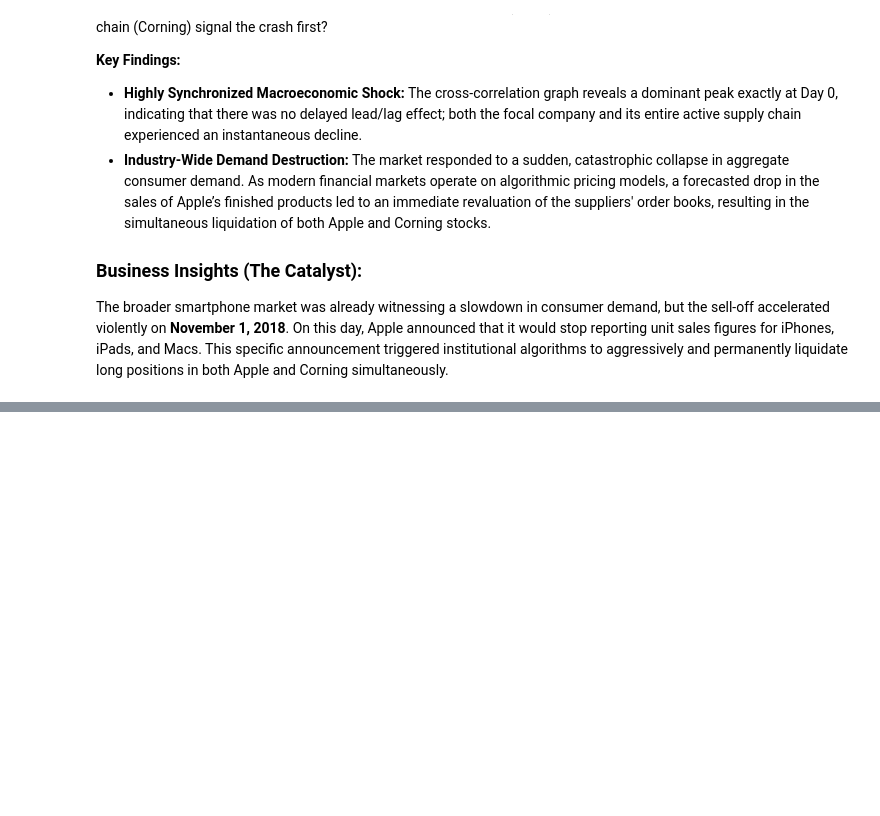
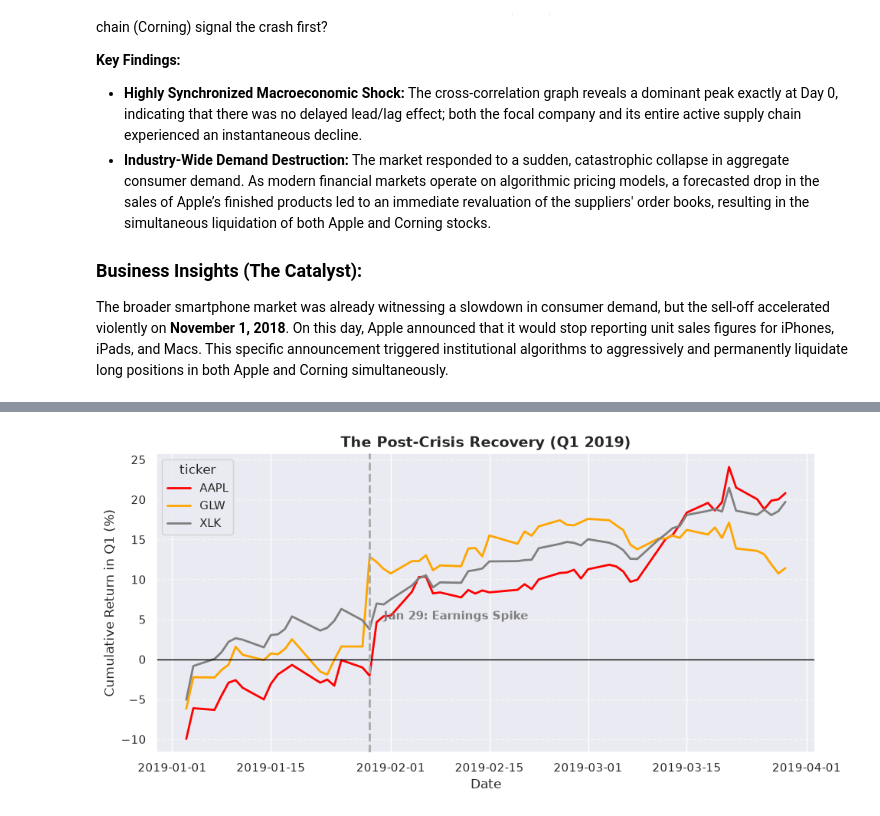
Before and after one commit to huzaifa-khan-AiMl/Financial-Supply-Chain-Ripple-Analysis, a Jupyter notebook: notebooks/Ripple_Effect_Analysis.ipynb, the cells around one changed output, grey strips where cells are left out. Cells and saved outputs as stored; diff of their text form; code cells hidden in the pictures; blank space fills up the shorter version.

Commit message:
Added Post and Pre Analysis of the Assets

```diff
--- a/notebooks/Ripple_Effect_Analysis.ipynb
+++ b/notebooks/Ripple_Effect_Analysis.ipynb
@@ -334,0 +432,20 @@ Apple (AAPL) Max Q4 Loss: -35.17%
+# %%
+tickers = ['AAPL', 'GLW', 'XLK']
+q1_19_returns = price_df.loc['2019-01-01':'2019-03-31'][tickers].pct_change().dropna()
+q1_19_cum = ((1 + q1_19_returns).cumprod() - 1) * 100
+plt.figure(figsize=(10, 5))
+sns.lineplot(data=q1_19_cum, dashes=False, palette=['red', 'orange', 'gray'], linewidth=2)
+plt.title("The Post-Crisis Recovery (Q1 2019)", fontsize=14, fontweight='bold')
+plt.ylabel("Cumulative Return in Q1 (%)", fontsize=12)
+plt.xlabel("Date", fontsize=12)
+plt.axhline(0, color='black', linewidth=1)
+plt.grid(axis='y', linestyle='--', alpha=0.5)
+earnings_date = pd.to_datetime('2019-01-29')
+plt.axvline(earnings_date, color='darkgrey', linestyle='--', linewidth=2, zorder=4)
+plt.text(pd.to_datetime('2019-01-31'), 5,
+         'Jan 29: Earnings Spike',
+         color='grey', fontsize=11, fontweight='bold',)
+plt.tight_layout()
+plt.show()
+# %% [output]
+[figure, added]
```
Also changed, not shown: parts of 11 cells of this notebook.
